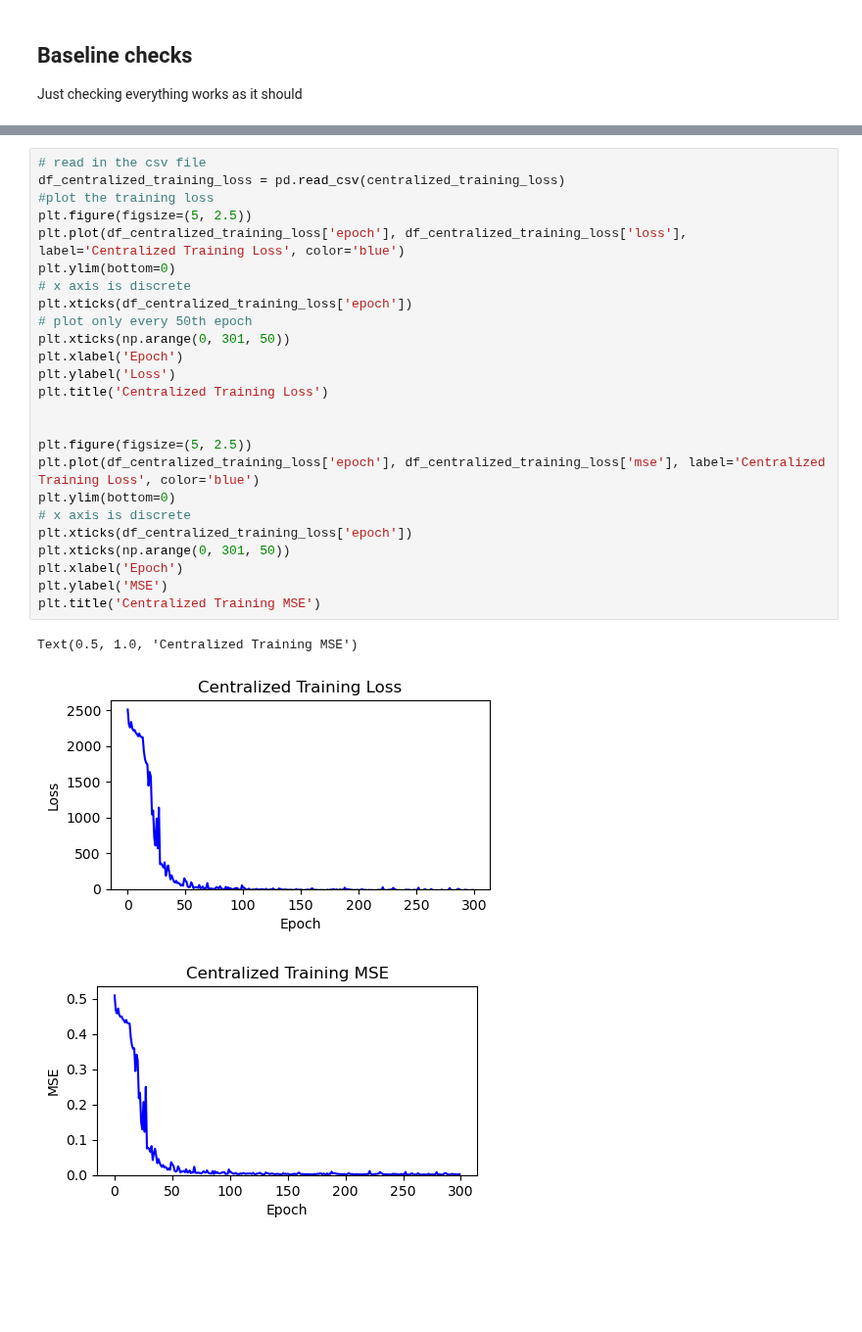
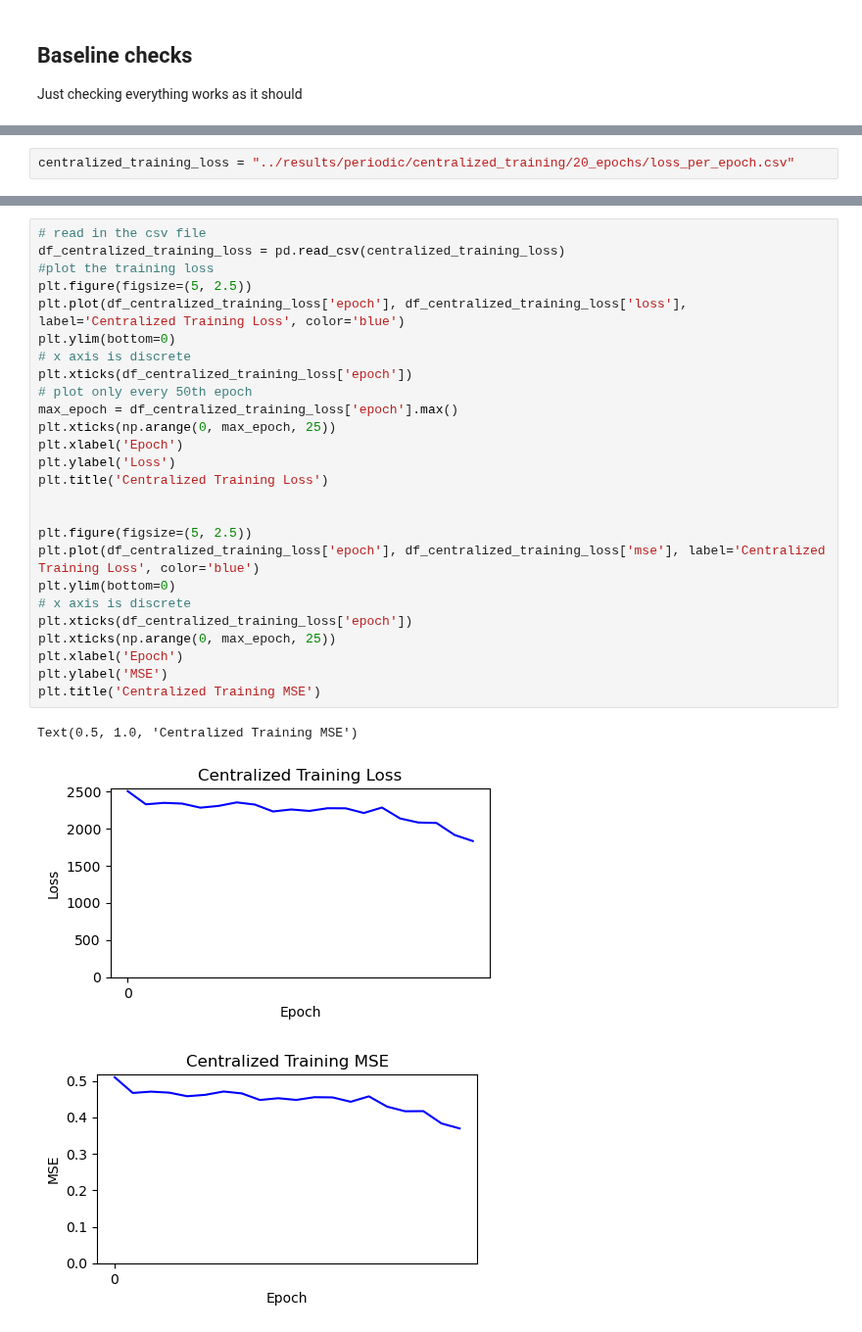
Before and after one commit to luisas/fl4tsf, a Jupyter notebook: analysis/01_baseline_checks.ipynb, the cells around one changed output, grey strips where cells are left out. Shown at 98% size. Cells and saved outputs as stored; diff of their text form; blank space fills up the shorter version.

```diff
--- a/analysis/01_baseline_checks.ipynb
+++ b/analysis/01_baseline_checks.ipynb
@@ -14,0 +76,2 @@ centralized_training_loss = "../results_300epochs/centralized_training/loss_per_
+# %%
+centralized_training_loss = "../results/periodic/centralized_training/20_epochs/loss_per_epoch.csv"
@@ -15,29 +98,30 @@ centralized_training_loss = "../results_300epochs/centralized_training/loss_per_
 # %%
 # read in the csv file
 df_centralized_training_loss = pd.read_csv(centralized_training_loss)
 #plot the training loss
 plt.figure(figsize=(5, 2.5))
 plt.plot(df_centralized_training_loss['epoch'], df_centralized_training_loss['loss'], label='Centralized Training Loss', color='blue')
 plt.ylim(bottom=0)
 # x axis is discrete
 plt.xticks(df_centralized_training_loss['epoch'])
 # plot only every 50th epoch
-plt.xticks(np.arange(0, 301, 50))
+max_epoch = df_centralized_training_loss['epoch'].max()
+plt.xticks(np.arange(0, max_epoch, 25))
 plt.xlabel('Epoch')
 plt.ylabel('Loss')
 plt.title('Centralized Training Loss')
 
 
 plt.figure(figsize=(5, 2.5))
 plt.plot(df_centralized_training_loss['epoch'], df_centralized_training_loss['mse'], label='Centralized Training Loss', color='blue')
 plt.ylim(bottom=0)
 # x axis is discrete
 plt.xticks(df_centralized_training_loss['epoch'])
-plt.xticks(np.arange(0, 301, 50))
+plt.xticks(np.arange(0, max_epoch, 25))
 plt.xlabel('Epoch')
 plt.ylabel('MSE')
 plt.title('Centralized Training MSE')
 # %% [output]
 Text(0.5, 1.0, 'Centralized Training MSE')
-[figure, old version]
+[figure, new version]
-[figure, old version]
+[figure, new version]
```
Also changed, not shown: parts of 24 cells of this notebook, 12 other files.
